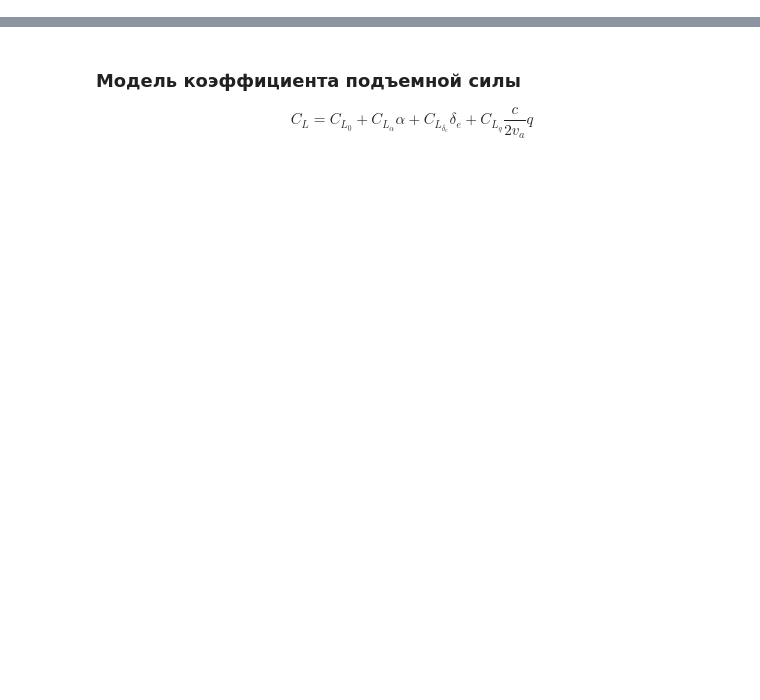
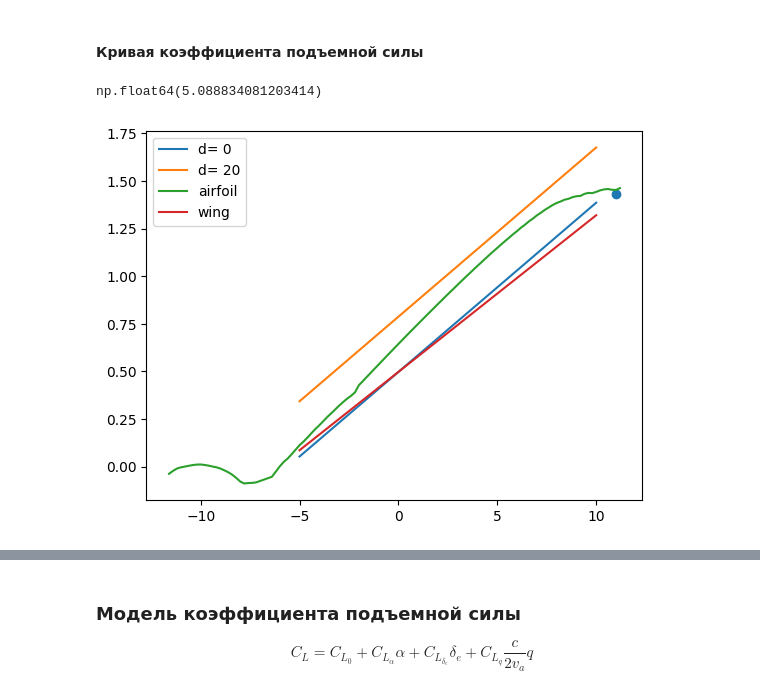
Before and after one commit to Suturin-Daniil/KB-102_SKAT_2025, a Jupyter notebook: Аэродинамика/ОбликЛА1_Расчёты.ipynb, the cells around one changed output, grey strips where cells are left out. Drawn from its saved outputs; the diff is of its cells as text; code cells hidden in the pictures; blank space fills up the shorter version.

```diff
--- a/Аэродинамика/ОбликЛА1_Расчёты.ipynb
+++ b/Аэродинамика/ОбликЛА1_Расчёты.ipynb
@@ -782,0 +752,20 @@ p.b, p.cr, p.ct, p.c, p.btail, p.crtail, p.GetCDmin(), p.GetCL0('Wing'), p.GetCL
+# %% [markdown]
+#### Кривая коэффициента подъемной силы
+# %%
+p = UAV(mass = 3.5, V = 18, CGposition = hcg, WingData=WingData, FusWidth=0.2, FusLength= 0.7, Tail = TailData, SweepQuart=True)
+a = np.linspace(-5, 10, 20)
+CL1 = []
+CL2 = []
+for el in a:
+    CL1.append(p.GetTotalLiftCoefficient(AOA = el, deflecW=0, deflecT=0))
+    CL2.append(p.GetTotalLiftCoefficient(AOA = el, deflecW=20, deflecT=0))
+plt.scatter(11, p.GetCLmaxTotal())
+plt.plot(a, CL1, label='d= 0')
+plt.plot(a, CL2, label='d= 20')
+plt.plot(p.AOA, p.airfoilWDat[:, 1], label = 'airfoil')
+plt.plot(a,p.GetCL0('Wing') + p.GetCLslope('Wing')*a/57.3, label = 'wing')
+plt.legend()
+(CL1[5] - CL1[6]) / (a[5] - a[6]) * 57.3
+# %% [output]
+np.float64(5.088834081203414)
+[figure, added]
```
Also changed, not shown: parts of 11 cells of this notebook, 3 other files.
